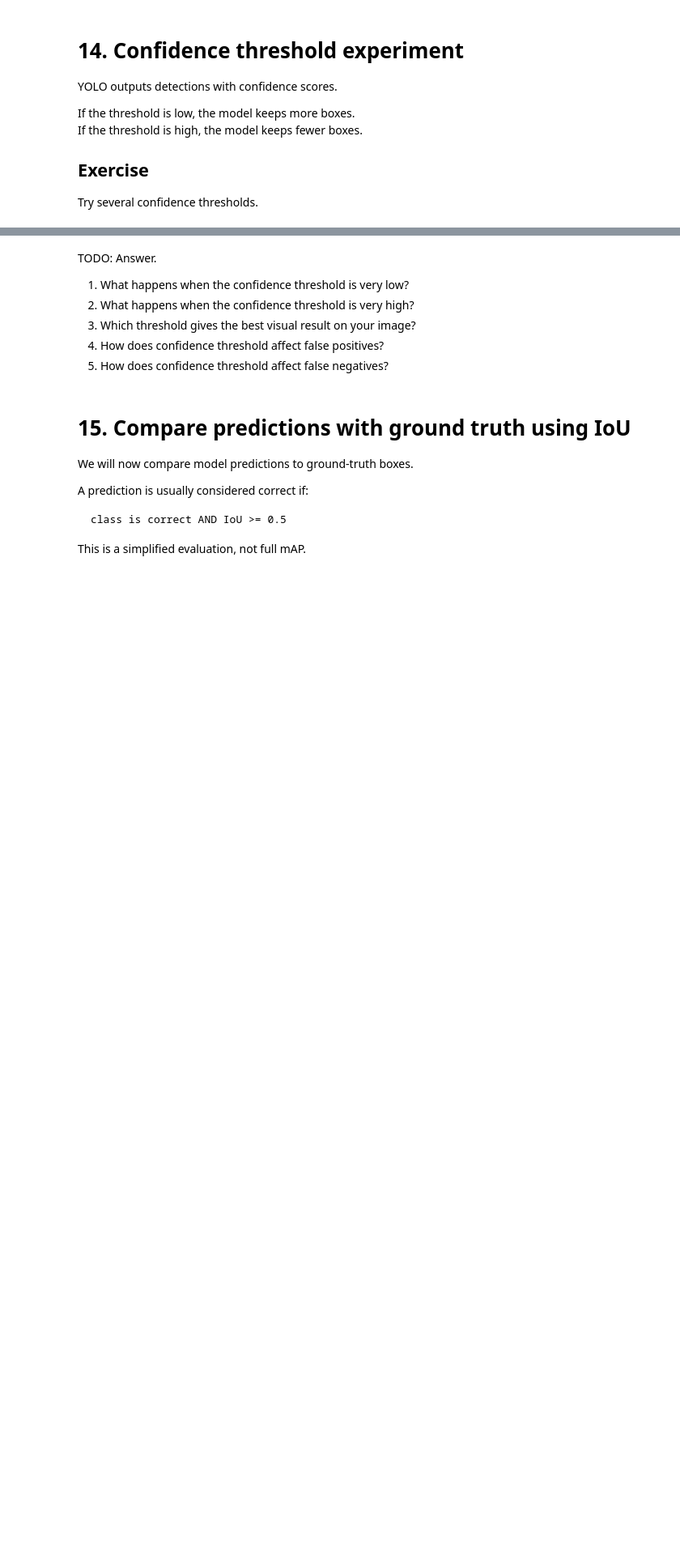
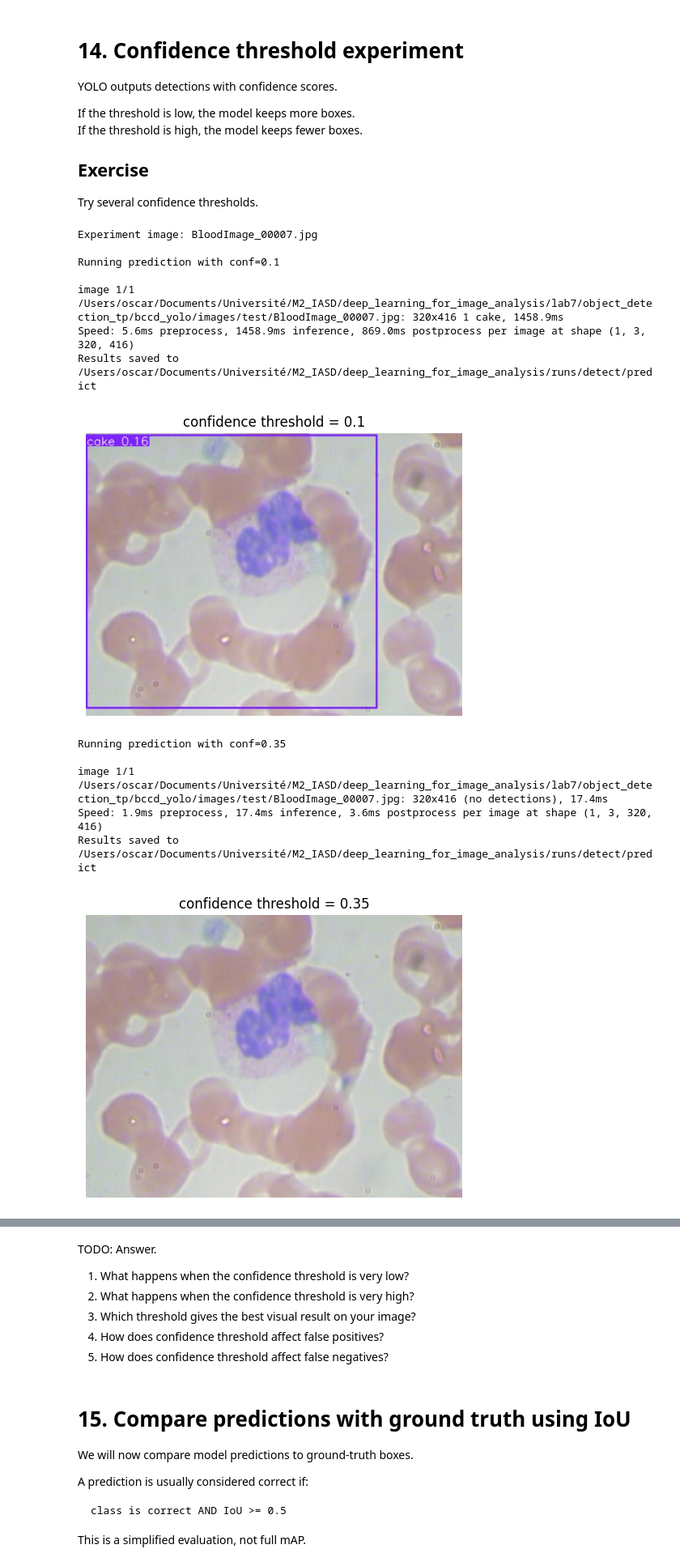
Before and after one commit to operiana/Deep-Learning-for-Image-Analysis_Lab-Sessions, a Jupyter notebook: lab7/Lab 7 - Object detection.ipynb, the cells around one changed output, grey strips where cells are left out. Shown at 81% size. Saved outputs shown, nothing was run; the diff lists cells and outputs as text; code cells hidden in the pictures; blank space fills up the shorter version.

```diff
--- a/lab7/Lab 7 - Object detection.ipynb
+++ b/lab7/Lab 7 - Object detection.ipynb
@@ -58,8 +61,8 @@ torch.manual_seed(SEED)
 
 FORCE_CPU = False
 
-if torch.cuda.is_available() and not FORCE_CPU:
-    DEVICE = 0
+if (torch.cuda.is_available() or torch.mps.is_available()) and not FORCE_CPU:
+    DEVICE = torch.accelerator.current_accelerator()
     HARDWARE = "GPU"
 else:
     DEVICE = "cpu"
@@ -589,27 +712,42 @@ Try several confidence thresholds.
 # %%
 # TODO
 # Add at least four confidence thresholds.
-confidence_thresholds = []  # TODO
+confidence_thresholds = [0.1, 0.35, 0.5, 0.75]  # TODO
 
 experiment_image = random.choice(test_images)
 print("Experiment image:", experiment_image.name)
 
 for conf in confidence_thresholds:
     print(f"\nRunning prediction with conf={conf}")
     pred = model.predict(
         source=str(experiment_image),
         conf=conf,
         imgsz=IMG_SIZE,
         device=DEVICE,
         save=True
     )
 
     pred_path = Path(pred[0].save_dir) / experiment_image.name
     if pred_path.exists():
         img = cv2.imread(str(pred_path))
         img = cv2.cvtColor(img, cv2.COLOR_BGR2RGB)
         plt.figure(figsize=(6, 6))
         plt.imshow(img)
         plt.title(f"confidence threshold = {conf}")
         plt.axis("off")
         plt.show()
+# %% [output]
+Experiment image: BloodImage_00007.jpg
+
+Running prediction with conf=0.1
+
+image 1/1 /Users/oscar/Documents/Université/M2_IASD/deep_learning_for_image_analysis/lab7/object_detection_tp/bccd_yolo/images/test/BloodImage_00007.jpg: 320x416 1 cake, 1458.9ms
+Speed: 5.6ms preprocess, 1458.9ms inference, 869.0ms postprocess per image at shape (1, 3, 320, 416)
+Results saved to /Users/oscar/Documents/Université/M2_IASD/deep_learning_for_image_analysis/runs/detect/predict
+[figure, added]
+Running prediction with conf=0.35
+
+image 1/1 /Users/oscar/Documents/Université/M2_IASD/deep_learning_for_image_analysis/lab7/object_detection_tp/bccd_yolo/images/test/BloodImage_00007.jpg: 320x416 (no detections), 17.4ms
+Speed: 1.9ms preprocess, 17.4ms inference, 3.6ms postprocess per image at shape (1, 3, 320, 416)
+Results saved to /Users/oscar/Documents/Université/M2_IASD/deep_learning_for_image_analysis/runs/detect/predict
+[figure, added]
```
Also changed, not shown: parts of 19 cells of this notebook.
